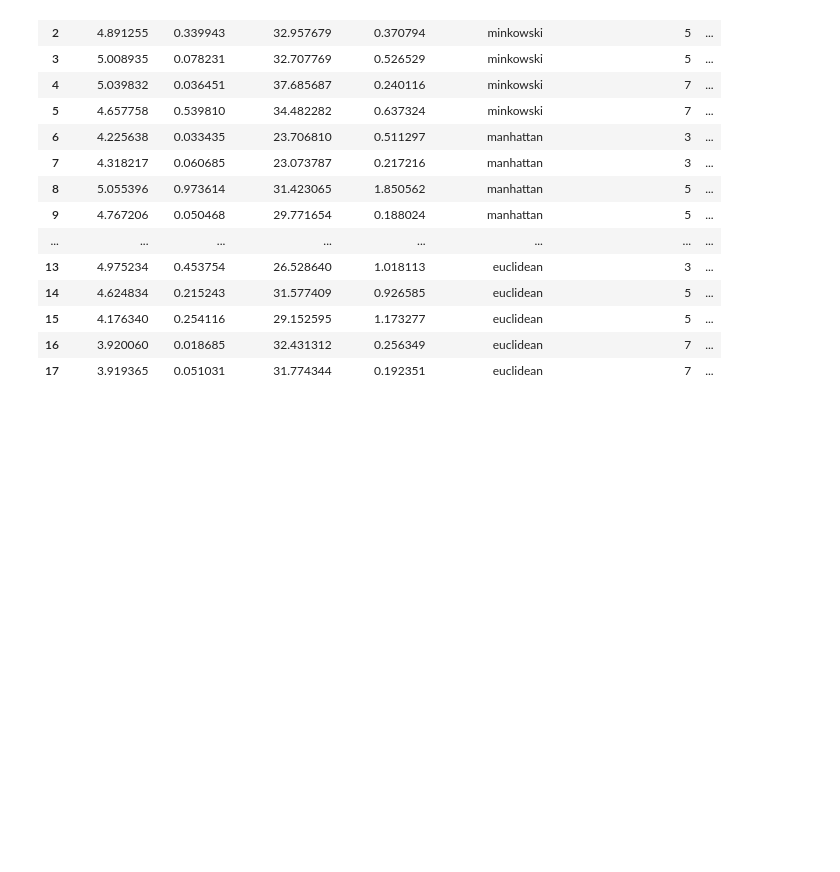
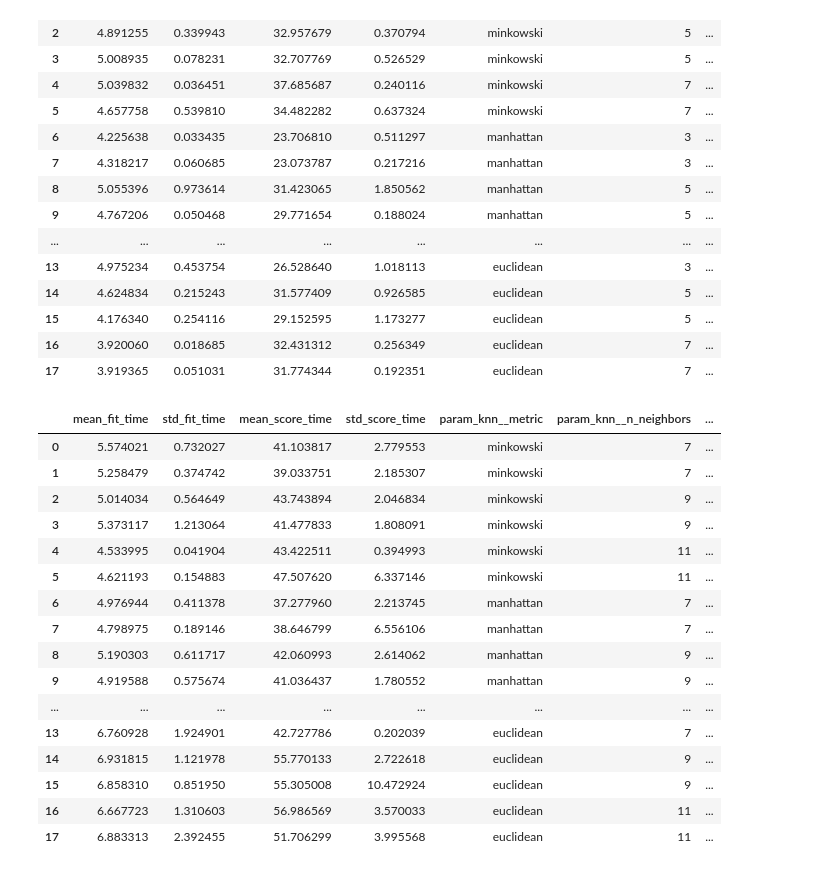
Before and after one commit to mboland23/phase_3_project, a Jupyter notebook: Modeling.ipynb, the cells around one changed output. Cells and saved outputs as stored; diff of their text form; code cells hidden in the pictures; blank space fills up the shorter version.

Commit message:
adding Gridsearch images and cleaning up main_nb_modeling

```diff
--- a/Modeling.ipynb
+++ b/Modeling.ipynb
@@ -251,0 +284,5 @@ knneighbors_model_pipe.score(X_train, y_train)
+# %%
+knneighbors_model_pipe = Pipeline(steps=[('ct', CT), ('knn', KNeighborsClassifier(
+    metric='manhattan', n_neighbors=7, weights='distance'))])
+# %%
+knneighbors_model_pipe.fit(X_train, y_train)
@@ -259,6 +318,16 @@ pipe_grid = {
 
 
 gs_pipe = GridSearchCV(estimator=knneighbors_model_pipe, param_grid=pipe_grid)
+# %%
+pipe_grid = {
+    'knn__n_neighbors': [7, 9, 11],
+    'knn__metric': ['minkowski', 'manhattan', 'euclidean'],
+    'knn__weights': ['uniform', 'distance']
+
+}
+
+
+gs_pipe = GridSearchCV(estimator=knneighbors_model_pipe, param_grid=pipe_grid)
 # %%
 gs_pipe.fit(X_train, y_train)
 # %% [output]
@@ -279,3 +348,5 @@ GridSearchCV(estimator=Pipeline(steps=[('ct',
              param_grid={'knn__metric': ['minkowski', 'manhattan', 'euclidean'],
                          'knn__n_neighbors': [3, 5, 7],
                          'knn__weights': ['uniform', 'distance']})
+# %%
+gs_pipe.fit(X_train, y_train)
@@ -311,4 +406,24 @@ pd.DataFrame(gs_pipe.cv_results_)
 | 15 | 4.176340 | 0.254116 | 29.152595 | 1.173277 | euclidean | 5 | ... |
 | 16 | 3.920060 | 0.018685 | 32.431312 | 0.256349 | euclidean | 7 | ... |
 | 17 | 3.919365 | 0.051031 | 31.774344 | 0.192351 | euclidean | 7 | ... |
+# %%
+pd.DataFrame(gs_pipe.cv_results_)
+# %% [output]
+|  | mean_fit_time | std_fit_time | mean_score_time | std_score_time | param_knn__metric | param_knn__n_neighbors | ... |
+| 0 | 5.574021 | 0.732027 | 41.103817 | 2.779553 | minkowski | 7 | ... |
+| 1 | 5.258479 | 0.374742 | 39.033751 | 2.185307 | minkowski | 7 | ... |
+| 2 | 5.014034 | 0.564649 | 43.743894 | 2.046834 | minkowski | 9 | ... |
+| 3 | 5.373117 | 1.213064 | 41.477833 | 1.808091 | minkowski | 9 | ... |
+| 4 | 4.533995 | 0.041904 | 43.422511 | 0.394993 | minkowski | 11 | ... |
+| 5 | 4.621193 | 0.154883 | 47.507620 | 6.337146 | minkowski | 11 | ... |
+| 6 | 4.976944 | 0.411378 | 37.277960 | 2.213745 | manhattan | 7 | ... |
+| 7 | 4.798975 | 0.189146 | 38.646799 | 6.556106 | manhattan | 7 | ... |
+| 8 | 5.190303 | 0.611717 | 42.060993 | 2.614062 | manhattan | 9 | ... |
+| 9 | 4.919588 | 0.575674 | 41.036437 | 1.780552 | manhattan | 9 | ... |
+| ... | ... | ... | ... | ... | ... | ... | ... |
+| 13 | 6.760928 | 1.924901 | 42.727786 | 0.202039 | euclidean | 7 | ... |
+| 14 | 6.931815 | 1.121978 | 55.770133 | 2.722618 | euclidean | 9 | ... |
+| 15 | 6.858310 | 0.851950 | 55.305008 | 10.472924 | euclidean | 9 | ... |
+| 16 | 6.667723 | 1.310603 | 56.986569 | 3.570033 | euclidean | 11 | ... |
+| 17 | 6.883313 | 2.392455 | 51.706299 | 3.995568 | euclidean | 11 | ... |
 # %%
```
Also changed, not shown: parts of 22 cells of this notebook, 3 other files.
